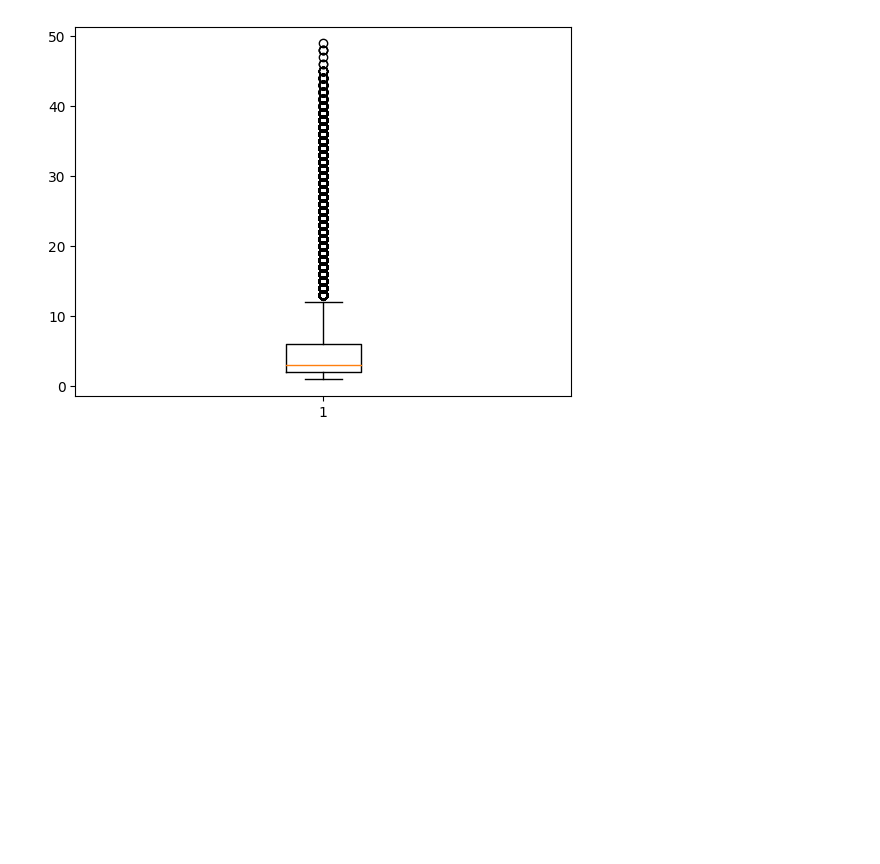
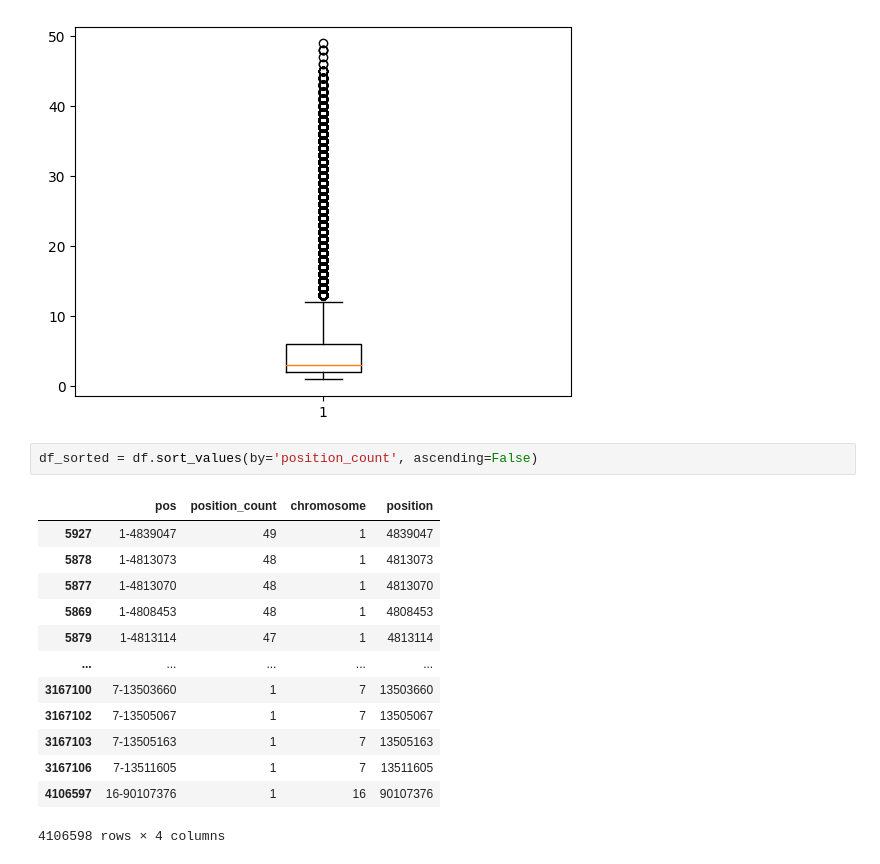
Before and after one commit to Jonas-B-Frank/BA_Junk, a Jupyter notebook: analysis/analyse_position_count_mmml_onek1k.ipynb, the cells around one changed output. Drawn from its saved outputs; the diff is of its cells as text; blank space fills up the shorter version.

```diff
--- a/analysis/analyse_position_count_mmml_onek1k.ipynb
+++ b/analysis/analyse_position_count_mmml_onek1k.ipynb
@@ -72,3 +72,19 @@ plt.boxplot(df["position_count"])
  'fliers': [<matplotlib.lines.Line2D at 0x...>],
  'means': []}
 [figure]
+# %%
+df_sorted = df.sort_values(by='position_count', ascending=False)
+# %% [output]
+|  | pos | position_count | chromosome | position |
+| 5927 | 1-4839047 | 49 | 1 | 4839047 |
+| 5878 | 1-4813073 | 48 | 1 | 4813073 |
+| 5877 | 1-4813070 | 48 | 1 | 4813070 |
+| 5869 | 1-4808453 | 48 | 1 | 4808453 |
+| 5879 | 1-4813114 | 47 | 1 | 4813114 |
+| ... | ... | ... | ... | ... |
+| 3167100 | 7-13503660 | 1 | 7 | 13503660 |
+| 3167102 | 7-13505067 | 1 | 7 | 13505067 |
+| 3167103 | 7-13505163 | 1 | 7 | 13505163 |
+| 3167106 | 7-13511605 | 1 | 7 | 13511605 |
+| 4106597 | 16-90107376 | 1 | 16 | 90107376 |
+4106598 rows × 4 columns
```
Also changed, not shown: parts of 1 cell of this notebook, 4 other files.
